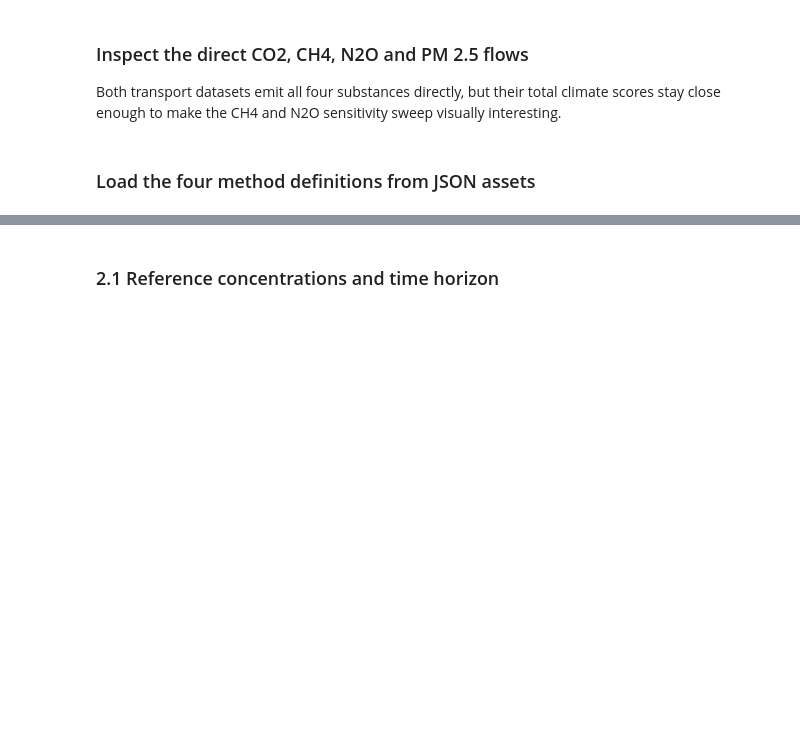
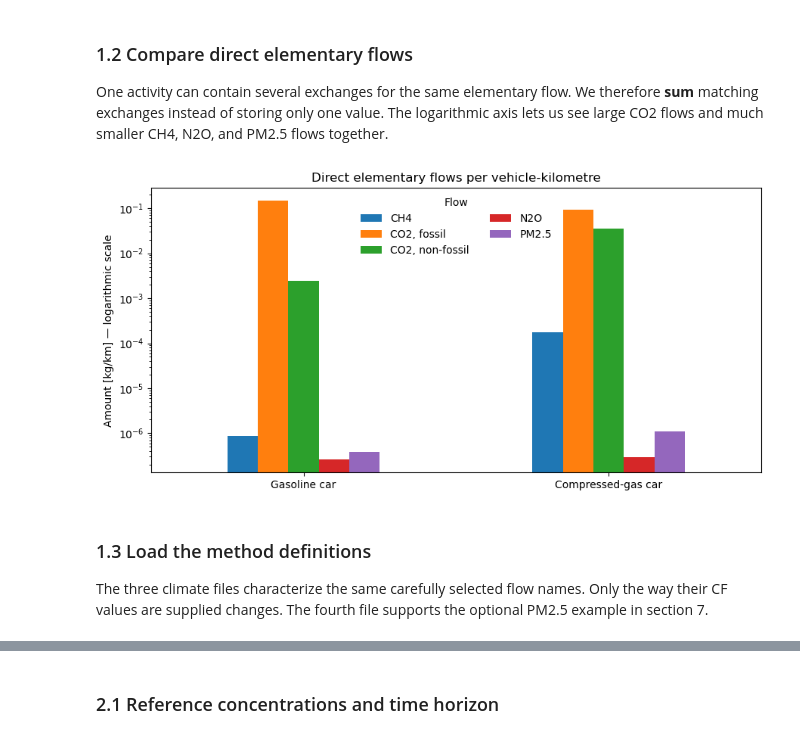
Before and after one commit to romainsacchi/aalborg-regionalized-lcia, a Jupyter notebook: tutorials/DAY 3/D3-02 Parameterised characterization factors with edges.ipynb, the cells around one changed output, grey strips where cells are left out. Saved outputs shown, nothing was run; the diff lists cells and outputs as text; code cells hidden in the pictures; blank space fills up the shorter version.

```diff
--- a/tutorials/DAY 3/D3-02 Parameterised characterization factors with edges.ipynb
+++ b/tutorials/DAY 3/D3-02 Parameterised characterization factors with edges.ipynb
@@ -67,29 +93,58 @@ pd.DataFrame([
 # %% [markdown]
-### Inspect the direct CO2, CH4, N2O and PM 2.5 flows
+### 1.2 Compare direct elementary flows
 
-Both transport datasets emit all four substances directly, but their total climate scores stay close enough to make the CH4 and N2O sensitivity sweep visually interesting.
+One activity can contain several exchanges for the same elementary flow. We therefore **sum** matching exchanges instead of storing only one value. The logarithmic axis lets us see large CO2 flows and much smaller CH4, N2O, and PM2.5 flows together.
 # %%
-target_flows = ['Carbon dioxide, fossil', 'Methane, fossil', 'Dinitrogen monoxide', 'Particulate Matter, < 2.5 um']
+def direct_flow_group(flow_name):
+    if flow_name == "Carbon dioxide, fossil":
+        return "CO2, fossil"
+    if flow_name == "Carbon dioxide, non-fossil":
+        return "CO2, non-fossil"
+    if flow_name.startswith("Methane,"):
+        return "CH4"
+    if flow_name == "Dinitrogen monoxide":
+        return "N2O"
+    if flow_name == "Particulate Matter, < 2.5 um":
+        return "PM2.5"
+    return None
 
-flow_rows = []
+
+direct_rows = []
 for label, activity in activities.items():
-    direct_flows = {
-        exc.input['name']: (exc['amount'], exc.input['unit'])
-        for exc in activity.biosphere()
-        if exc.input['name'] in target_flows
-    }
-    for flow_name in target_flows:
-        amount, unit = direct_flows.get(flow_name, (0.0, 'kilogram'))
-        flow_rows.append(
-            {
-                'activity': label,
-                'supplier name': flow_name,
-                'amount': float(amount),
-                'unit': unit,
-            }
-        )
+    for exchange in activity.biosphere():
+        flow_group = direct_flow_group(exchange.input.get("name", ""))
+        if flow_group:
+            direct_rows.append(
+                {
+                    "technology": label,
+                    "flow": flow_group,
+                    "amount": float(exchange.get("amount")),
+                }
+            )
 
-pd.DataFrame(flow_rows).sort_values(['supplier name', 'activity']).style.format({'amount': '{:.6e}'})
+direct_flows = (
+    pd.DataFrame(direct_rows)
+    .groupby(["technology", "flow"], as_index=False)["amount"]
+    .sum()
+)
+direct_flow_table = (
+    direct_flows.pivot(index="technology", columns="flow", values="amount")
+    .fillna(0)
+    .reindex(technology_order)
+)
+
+ax = direct_flow_table.plot(kind="bar", figsize=(9, 4.5), logy=True)
+ax.set_title("Direct elementary flows per vehicle-kilometre")
+ax.set_xlabel("")
+ax.set_ylabel("Amount [kg/km] — logarithmic scale")
+ax.tick_params(axis="x", rotation=0)
+ax.legend(title="Flow", frameon=False, ncol=2)
+plt.tight_layout()
+plt.show()
+# %% [output]
+[figure, added]
 # %% [markdown]
-### Load the four method definitions from JSON assets
+### 1.3 Load the method definitions
+
+The three climate files characterize the same carefully selected flow names. Only the way their CF values are supplied changes. The fourth file supports the optional PM2.5 example in section 7.
 # %%
```
Also changed, not shown: parts of 55 cells of this notebook, 4 other files.
